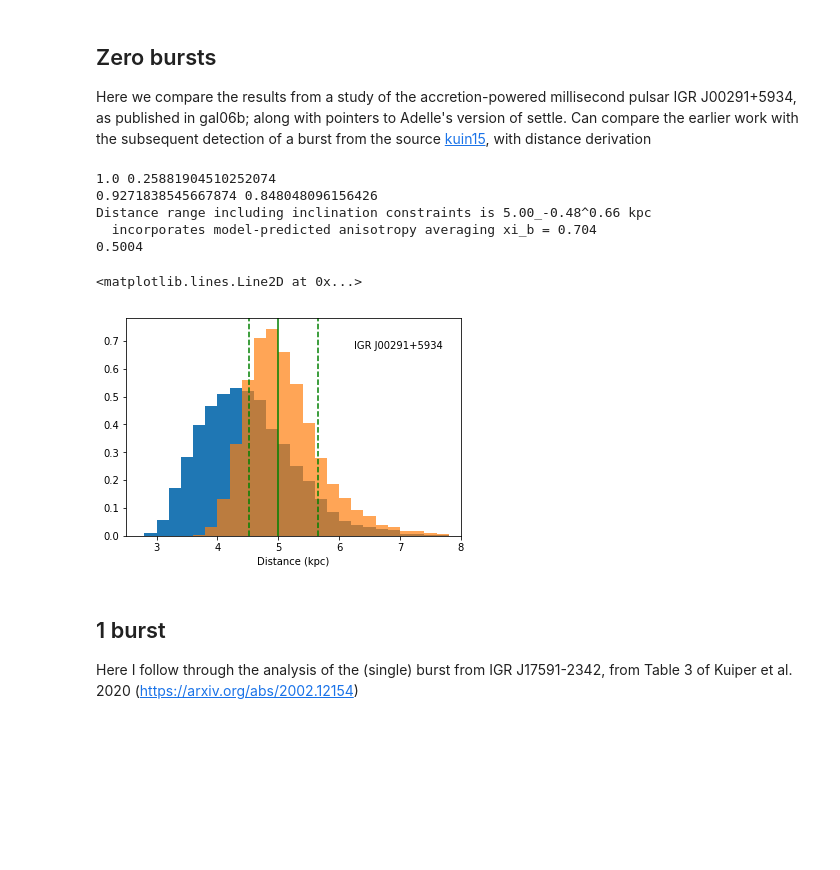
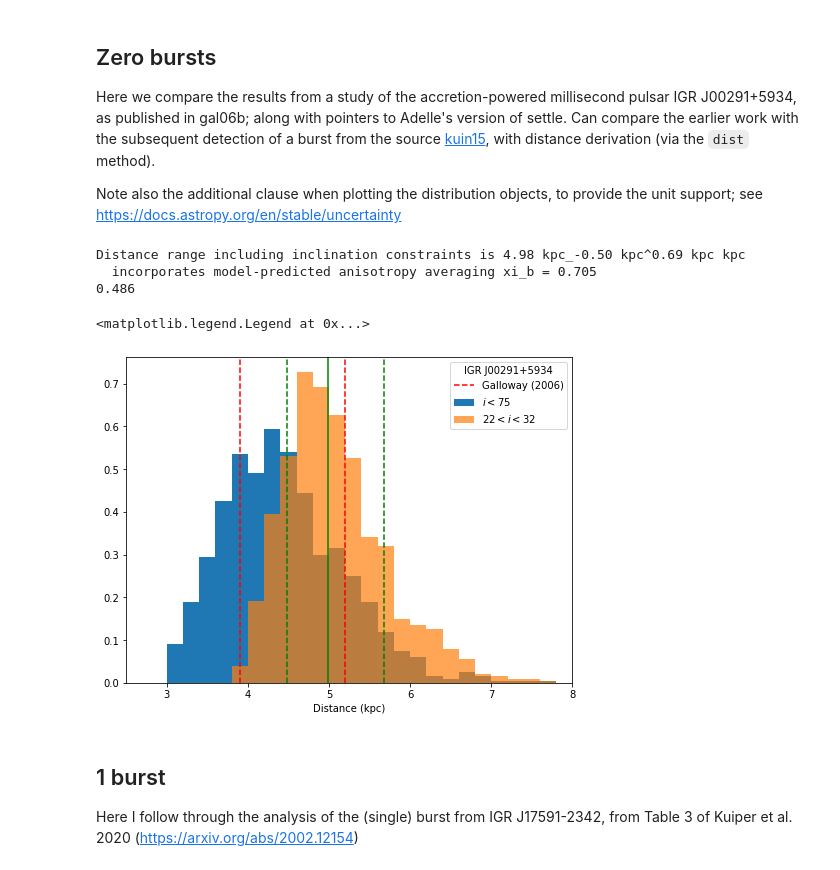
Before and after one commit to outs1der/concord, a Jupyter notebook: Inferring burster properties.ipynb, the cells around one changed output. Saved outputs shown, nothing was run; the diff lists cells and outputs as text; code cells hidden in the pictures; blank space fills up the shorter version.

```diff
--- a/Inferring burster properties.ipynb
+++ b/Inferring burster properties.ipynb
@@ -48,52 +63,67 @@ mdot_Edd = 8.8e4*u.g/u.cm**2/u.s
 # %% [markdown]
 ## Zero bursts
 
-Here we compare the results from a study of the accretion-powered millisecond pulsar IGR J00291+5934, as published in gal06b; along with pointers to Adelle's version of settle. Can compare the earlier work with the subsequent detection of a burst from the source [kuin15](http://www.astronomerstelegram.org/?read=7849), with distance derivation
+Here we compare the results from a study of the accretion-powered millisecond pulsar IGR J00291+5934, as published in gal06b; along with pointers to Adelle's version of settle. Can compare the earlier work with the subsequent detection of a burst from the source [kuin15](http://www.astronomerstelegram.org/?read=7849), with distance derivation (via the `dist` method).
+
+Note also the additional clause when plotting the distribution objects, to provide the unit support; see https://docs.astropy.org/en/stable/uncertainty
 # %%
 src = 'IGR J00291+5934'
 F_pk, F_pk_err = 18, 4 # 1e-8 erg/cm^2/s;
 
-F_pk *= 1e-8*flux_unit
-F_pk_err *= 1e-8*flux_unit
+gal06b = (3.9, 5.2) # llim, ulim (@ 3-sigma), for X=0.7
+
+# F_pk *= 1e-8*flux_unit
+# F_pk_err *= 1e-8*flux_unit
 
 # Generate the distance distributions based on the peak flux, and the
 # empirical Eddington luminosity; two options here, the first with no
 # constraints on the inclination, the second imposing the inferred
 # inclination range of torres08, of 22-32 degrees
 
-dist_all = cd.dist(F_pk, F_pk_err, empirical=True, fulldist=True)
-dist = cd.dist(F_pk, F_pk_err, empirical=True, fulldist=True, imin=22, imax=32)#, plot=True)
+dist_all = cd.dist((F_pk*1e-8, F_pk_err*1e-8)*flux_unit, empirical=True, fulldist=True)
+dist = cd.dist((F_pk*1e-8, F_pk_err*1e-8)*flux_unit, empirical=True, fulldist=True, imin=22, imax=32)#, plot=True)
 
 # Display the best estimate of the plausible range
 
-dper = np.percentile(dist['dist'],(50,16,84))
+dper = np.percentile(dist['dist'].distribution,(50,16,84))
 print ('''Distance range including inclination constraints is {:.2f}_{:.2f}^{:.2f} kpc
   incorporates model-predicted anisotropy averaging xi_b = {:.3f}'''.format(
-    dper[0],(dper[1]-dper[0]),dper[2]-dper[0],np.mean(dist['xi_b'])))
-print (len(np.where(dist['dist'] > 5.*u.kpc)[0])/len(dist['dist']))
+    dper[0],(dper[1]-dper[0]),dper[2]-dper[0],np.mean(dist['xi_b'].distribution)))
 
-# Plot to compare the 2 distributions
-
-fig1 = plt.figure()
-plt.hist(dist_all['dist'].value,bins=np.arange(40)/5.,density=True)
-plt.hist(dist['dist'].value,bins=np.arange(40)/5.,alpha=0.7,density=True)
-plt.xlim(2.5,8)
-plt.xlabel('Distance (kpc)')
-plt.text(7.7, .67, src, horizontalalignment='right')
-
-plt.axvline(dper[0],color='g')
-plt.axvline(dper[1],color='g',ls='--')
-plt.axvline(dper[2],color='g',ls='--')
-
-# fig1.savefig("fig1.pdf", bbox_inches='tight')
+# Show the fraction of samples beyond 5 kpc (why?)
+print (len(np.where(dist['dist'].distribution > 5.*u.kpc)[0])/len(dist['dist'].distribution))
 # %% [output]
-1.0 0.25881904510252074
-0.9271838545667874 0.848048096156426
-Distance range including inclination constraints is 5.00_-0.48^0.66 kpc
-  incorporates model-predicted anisotropy averaging xi_b = 0.704
-0.5004
+Distance range including inclination constraints is 4.98 kpc_-0.50 kpc^0.69 kpc kpc
+  incorporates model-predicted anisotropy averaging xi_b = 0.705
+0.486
-<matplotlib.lines.Line2D at 0x...>
-[figure, removed]
+# %%
+# Plot to compare the 2 distributions
+
+fig1 = plt.figure()
+fig1.set_size_inches(8,6)
+with quantity_support():
+    plt.hist(dist_all['dist'].distribution,bins=np.arange(40)/5.,density=True,
+         label='$i<{:.0f}$'.format(cd.IMAX_NDIP))
+
+    plt.hist(dist['dist'].distribution,bins=np.arange(40)/5.,alpha=0.7,density=True,
+        label='${:.0f}<i<{:.0f}$'.format(22,32))
+plt.xlim(2.5,8)
+plt.xlabel('Distance (kpc)')
+# plt.text(7.7, .67, src, horizontalalignment='right')
+
+plt.axvline(dper[0],color='g')
+plt.axvline(dper[1],color='g',ls='--')
+plt.axvline(dper[2],color='g',ls='--')
+
+plt.axvline(gal06b[0],color='r',ls='--',label='Galloway (2006)')
+plt.axvline(gal06b[1],color='r',ls='--')
+
+plt.legend(title=src)
+
+# fig1.savefig("fig1.pdf", bbox_inches='tight')
+# %% [output]
+<matplotlib.legend.Legend at 0x...>
+[figure, added]
 # %% [markdown]
 ## 1 burst
 
```
Also changed, not shown: parts of 24 cells of this notebook, 4 other files.
